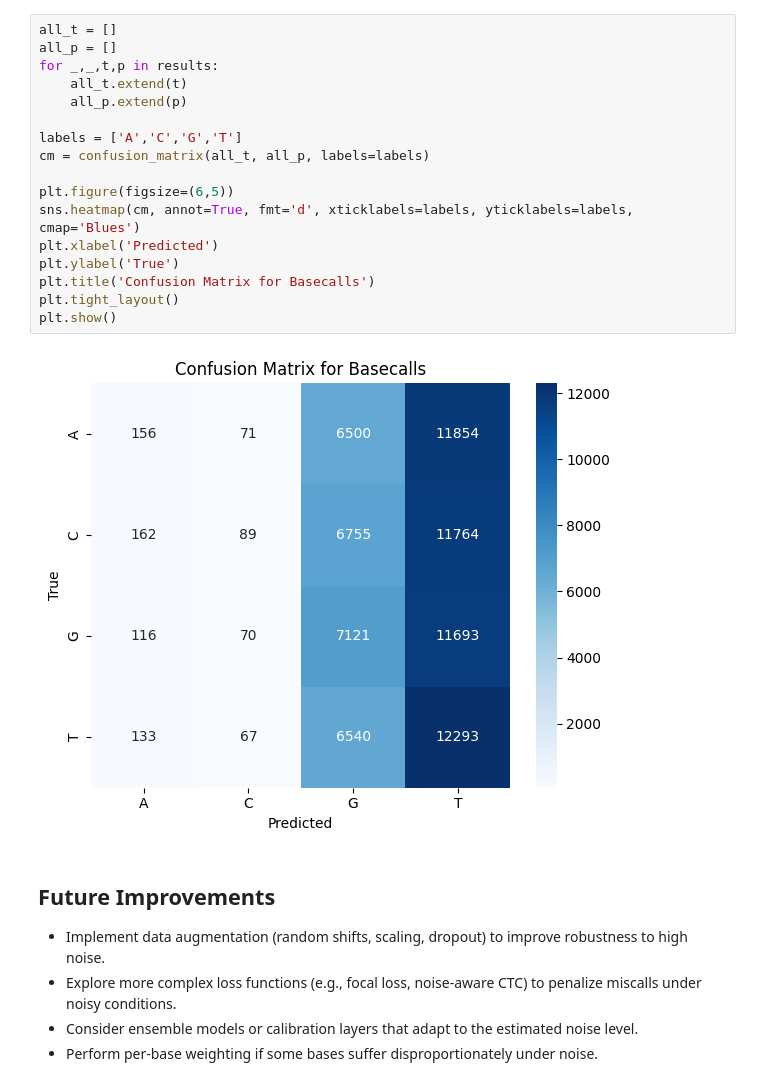
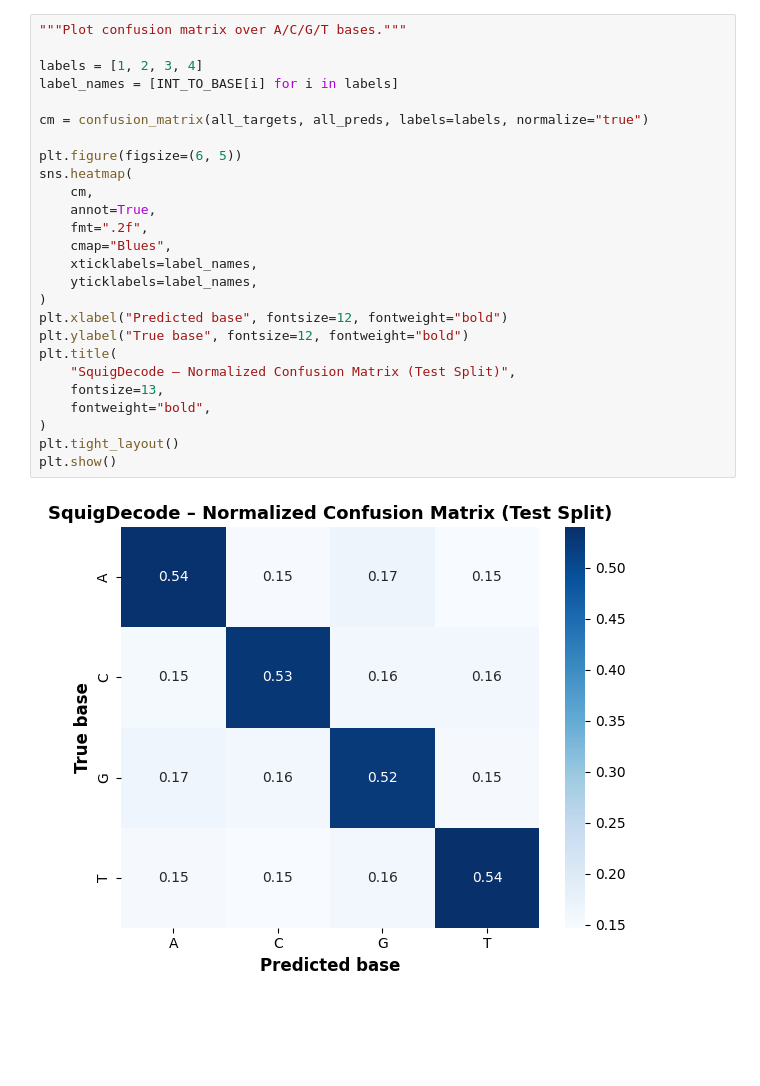
Before and after one commit to XuejianXiong/SquigDecode, a Jupyter notebook: notebooks/02_error_analysis.ipynb, the cells around one changed output. Cells and saved outputs as stored; diff of their text form; blank space fills up the shorter version.

```diff
--- a/notebooks/02_error_analysis.ipynb
+++ b/notebooks/02_error_analysis.ipynb
@@ -85,30 +85,28 @@ most often.
 # %%
-all_t = []
-all_p = []
-for _,_,t,p in results:
-    all_t.extend(t)
-    all_p.extend(p)
+"""Plot confusion matrix over A/C/G/T bases."""
 
-labels = ['A','C','G','T']
-cm = confusion_matrix(all_t, all_p, labels=labels)
+labels = [1, 2, 3, 4]
+label_names = [INT_TO_BASE[i] for i in labels]
 
-plt.figure(figsize=(6,5))
-sns.heatmap(cm, annot=True, fmt='d', xticklabels=labels, yticklabels=labels, cmap='Blues')
-plt.xlabel('Predicted')
-plt.ylabel('True')
-plt.title('Confusion Matrix for Basecalls')
+cm = confusion_matrix(all_targets, all_preds, labels=labels, normalize="true")
+
+plt.figure(figsize=(6, 5))
+sns.heatmap(
+    cm,
+    annot=True,
+    fmt=".2f",
+    cmap="Blues",
+    xticklabels=label_names,
+    yticklabels=label_names,
+)
+plt.xlabel("Predicted base", fontsize=12, fontweight="bold")
+plt.ylabel("True base", fontsize=12, fontweight="bold")
+plt.title(
+    "SquigDecode – Normalized Confusion Matrix (Test Split)",
+    fontsize=13,
+    fontweight="bold",
+)
 plt.tight_layout()
 plt.show()
 # %% [output]
-[figure, old version]
+[figure, new version]
-# %% [markdown]
-## Future Improvements
-
-- Implement data augmentation (random shifts, scaling, dropout) to
-  improve robustness to high noise.
-- Explore more complex loss functions (e.g., focal loss, noise-aware
-  CTC) to penalize miscalls under noisy conditions.
-- Consider ensemble models or calibration layers that adapt to the
-  estimated noise level.
-- Perform per-base weighting if some bases suffer disproportionately
-  under noise.
```
Also changed, not shown: parts of 10 cells of this notebook, 18 other files.
